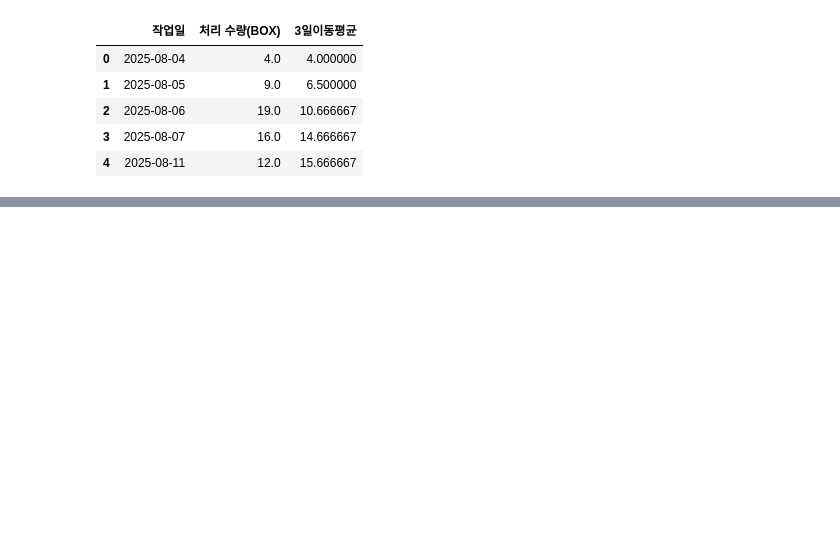
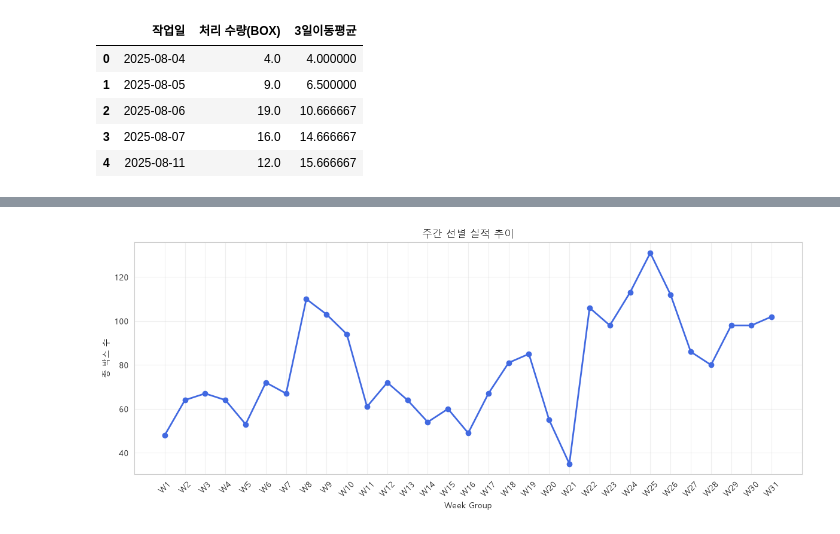
Before and after one commit to U-an74/AI_Data_Analysis, a Jupyter notebook: analysis.ipynb, the cells around one changed output, grey strips where cells are left out. Saved outputs shown, nothing was run; the diff lists cells and outputs as text; code cells hidden in the pictures; blank space fills up the shorter version.

```diff
--- a/analysis.ipynb
+++ b/analysis.ipynb
@@ -355,0 +417,28 @@ plt.show()
+# %%
+# 그래프 코드
+
+import matplotlib.pyplot as plt
+
+plt.rcParams['axes.unicode_minus'] = False
+
+weekly_box = weekly_box.copy()
+weekly_box['week_label'] = ['W' + str(i+1) for i in range(len(weekly_box))]
+
+plt.figure(figsize=(12, 5))
+plt.plot(
+    weekly_box['week_label'],
+    weekly_box['weekly_total_boxes'],
+    marker='o',
+    linewidth=2,
+    color='royalblue'
+)
+
+plt.title('주간 선별 실적 추이')
+plt.xlabel('Week Group')
+plt.ylabel('총 박스 수')
+plt.grid(True, alpha=0.3)
+plt.xticks(rotation=45)
+plt.tight_layout()
+plt.show()
+# %% [output]
+[figure, added]
```
Also changed, not shown: parts of 15 cells of this notebook.
